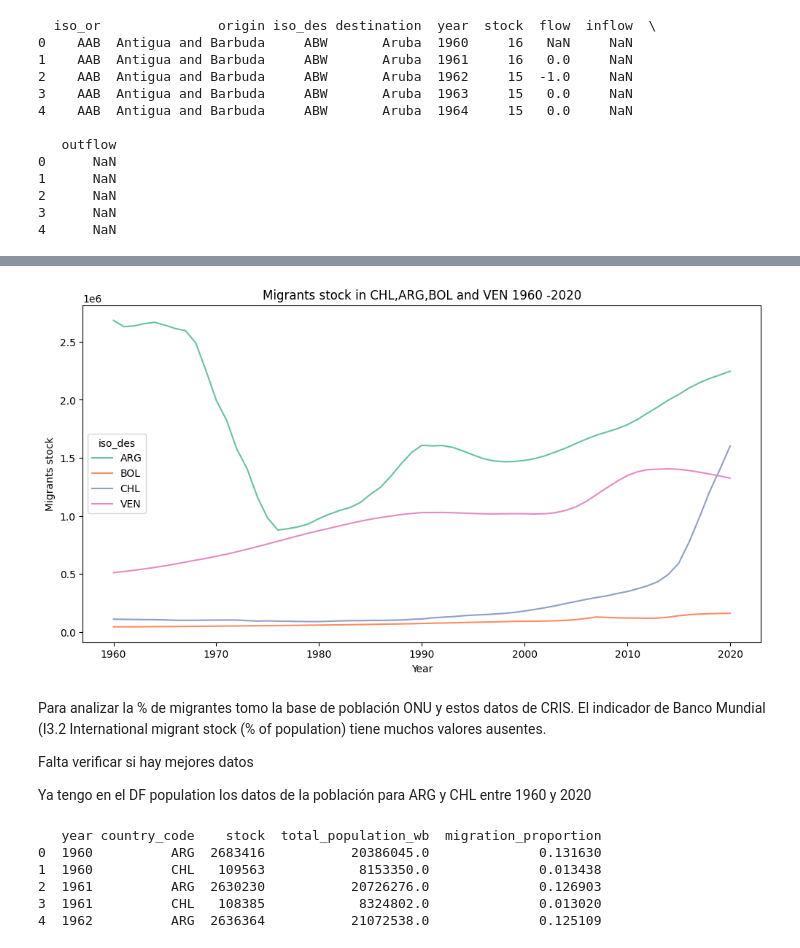
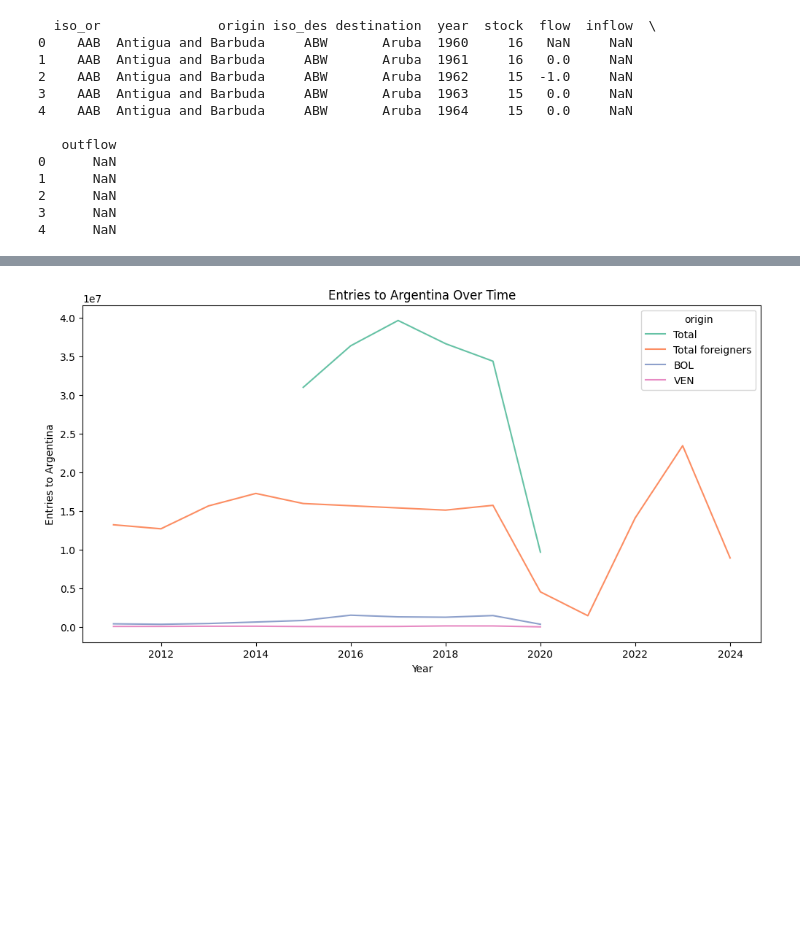
Before and after one commit to natdebandi/migmobs_exploratory, a Jupyter notebook: migration_v1.0.ipynb, the cells around one changed output, grey strips where cells are left out. Drawn from its saved outputs; the diff is of its cells as text; code cells hidden in the pictures; blank space fills up the shorter version.

```diff
--- a/migration_v1.0.ipynb
+++ b/migration_v1.0.ipynb
@@ -65,0 +67,4 @@ latam_mig_df_grp
+# %%
+df_migracion['value'] = pd.to_numeric(df_migracion['value'], errors='coerce').astype('float64')
+# %%
+df_migracion = df_migracion.dropna(subset=['value'])
@@ -66,15 +87,15 @@ latam_mig_df_grp
+# %%
+df_migracion['value'] = pd.to_numeric(df_migracion['value'], errors='coerce').astype('Int64')
+# %%
+df_entries = df_migracion[df_migracion['variable_name'] == 'entries_mouvements']
 # %%
+# prompt: grafico de linea de stock del dataframe  top5_iso_or_arg por year
+
 plt.figure(figsize=(12, 6))
-sns.lineplot(x='year', y='stock', hue='iso_des', data=latam_mig_df_grp, palette = "Set2")
-plt.title('Migrants stock in CHL,ARG,BOL and VEN 1960 -2020')
+sns.lineplot(x='year', y='value', hue='origin', data=df_entries, palette = "Set2")
+plt.title('Entries to Argentina Over Time')
 plt.xlabel('Year')
-plt.ylabel('Migrants stock')
+plt.ylabel('Entries to Argentina')
 plt.show()
 # %% [output]
-[figure, old version]
+[figure, new version]
-# %% [markdown]
-Para analizar la % de migrantes tomo la base de población ONU y estos datos de CRIS. El indicador de Banco Mundial (I3.2 International migrant stock (% of population) tiene muchos valores ausentes.
-
-Falta verificar si hay mejores datos
-
-Ya tengo en el DF population los datos de la población para ARG y CHL entre 1960 y 2020
@@ -83,16 +101,0 @@ latam_mig_df_grp = latam_mig_df_grp.rename(columns={'iso_des': 'country_code'})
-# %%
-# Combinar los datos por país y año
-merged_data = pd.merge(latam_mig_df_grp, population_data, on=['country_code', 'year'], how='inner')
-
-# Calcular la nueva variable
-merged_data['migration_proportion'] = merged_data['stock'] / merged_data['total_population_wb']
-
-# Mostrar las primeras filas del resultado
-print(merged_data.head())
-# %% [output]
-   year country_code    stock  total_population_wb  migration_proportion
-0  1960          ARG  2683416           20386045.0              0.131630
-1  1960          CHL   109563            8153350.0              0.013438
-2  1961          ARG  2630230           20726276.0              0.126903
-3  1961          CHL   108385            8324802.0              0.013020
-4  1962          ARG  2636364           21072538.0              0.125109
```
Also changed, not shown: parts of 45 cells of this notebook.
